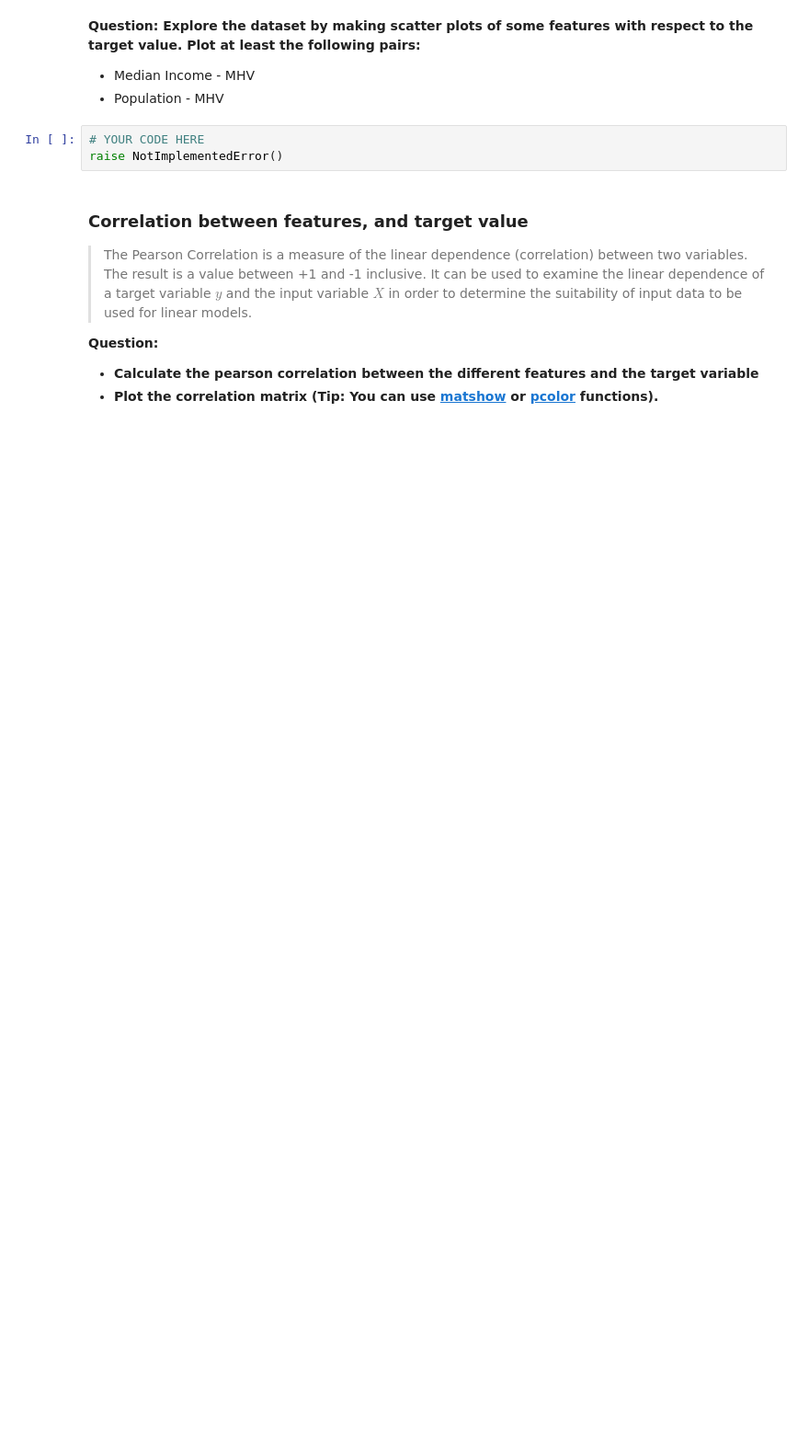
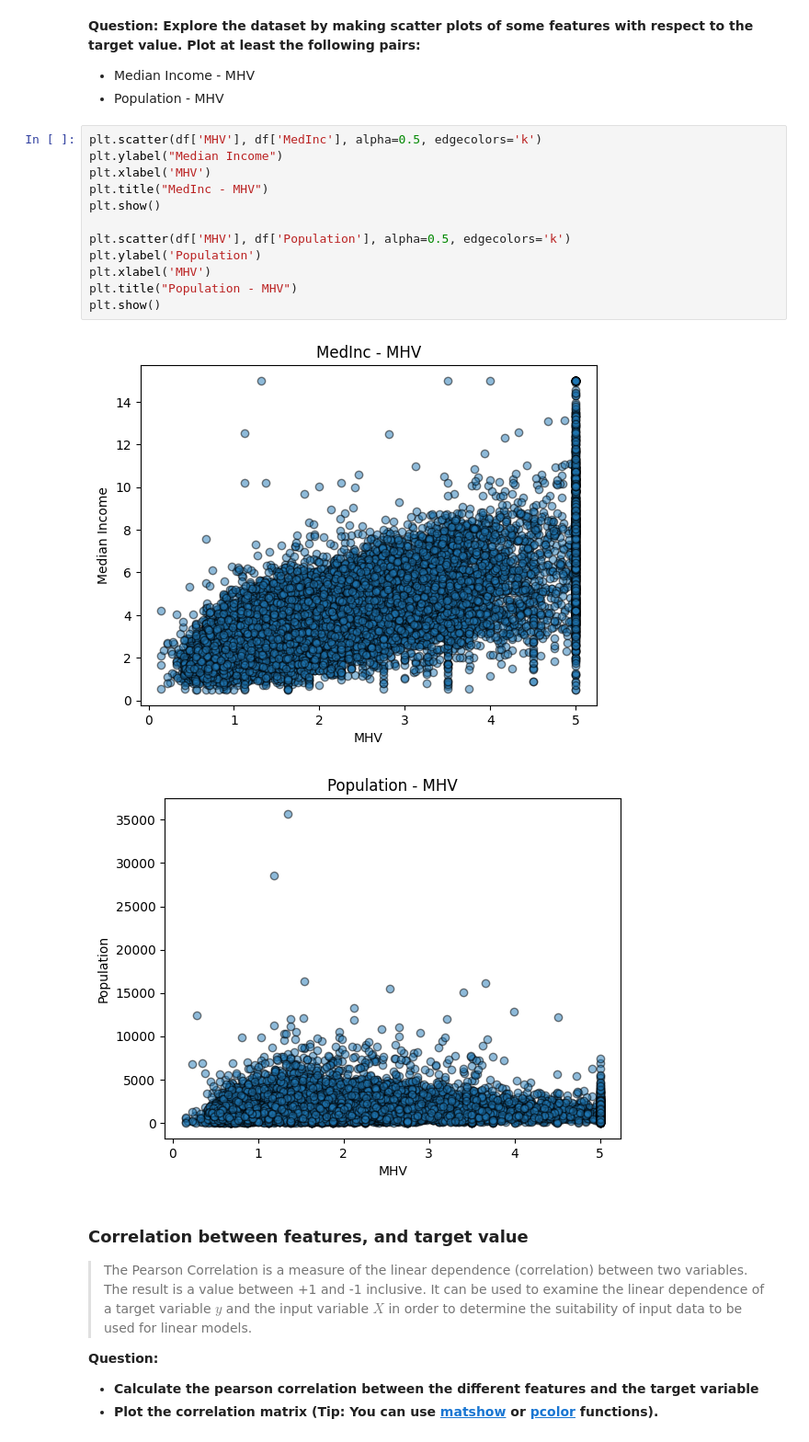
Before and after one commit to cesarz10/Data-Analytics-Healthcare, a Jupyter notebook: Lab_5_machine_learning/Part 1 - Linear Regression.ipynb, the cells around one changed output. Shown at 92% size. Cells and saved outputs as stored; diff of their text form; blank space fills up the shorter version.

```diff
--- a/Lab_5_machine_learning/Part 1 - Linear Regression.ipynb
+++ b/Lab_5_machine_learning/Part 1 - Linear Regression.ipynb
@@ -395,9 +410,21 @@ raise NotImplementedError()
 **Question: Explore the dataset by making scatter plots of some features with respect to the target value. Plot at least the following pairs:**
 - Median Income - MHV
 - Population - MHV
-# %%
-# YOUR CODE HERE
-raise NotImplementedError()
+# %%
+plt.scatter(df['MHV'], df['MedInc'], alpha=0.5, edgecolors='k')
+plt.ylabel("Median Income")
+plt.xlabel('MHV')
+plt.title("MedInc - MHV")
+plt.show()
+
+plt.scatter(df['MHV'], df['Population'], alpha=0.5, edgecolors='k')
+plt.ylabel('Population')
+plt.xlabel('MHV')
+plt.title("Population - MHV")
+plt.show()
+# %% [output]
+[figure, added]
+[figure, added]
 # %% [markdown]
 ### Correlation between features, and target value
 
```
Also changed, not shown: parts of 30 cells of this notebook.
